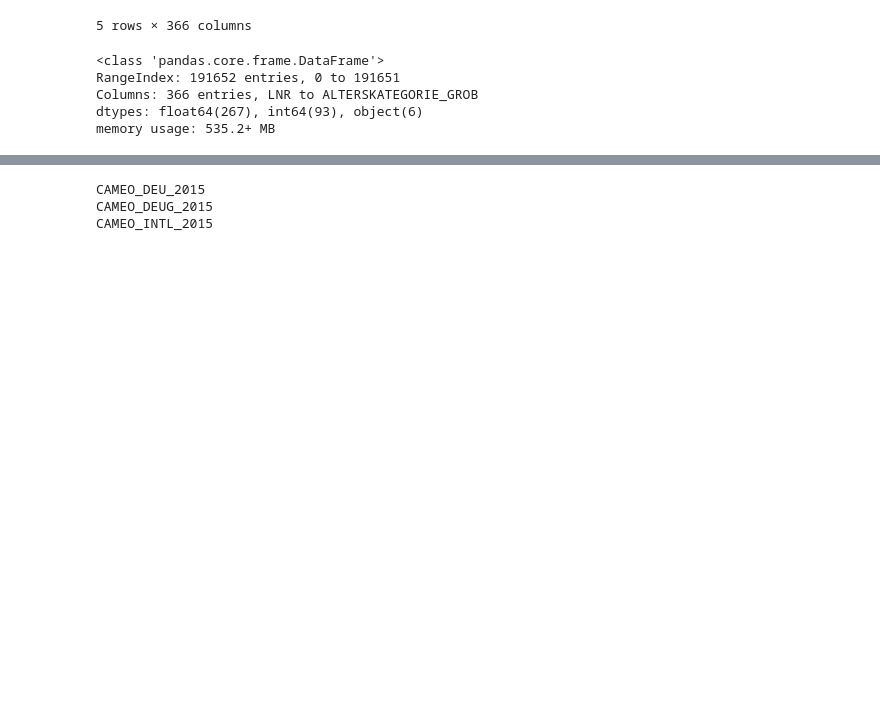
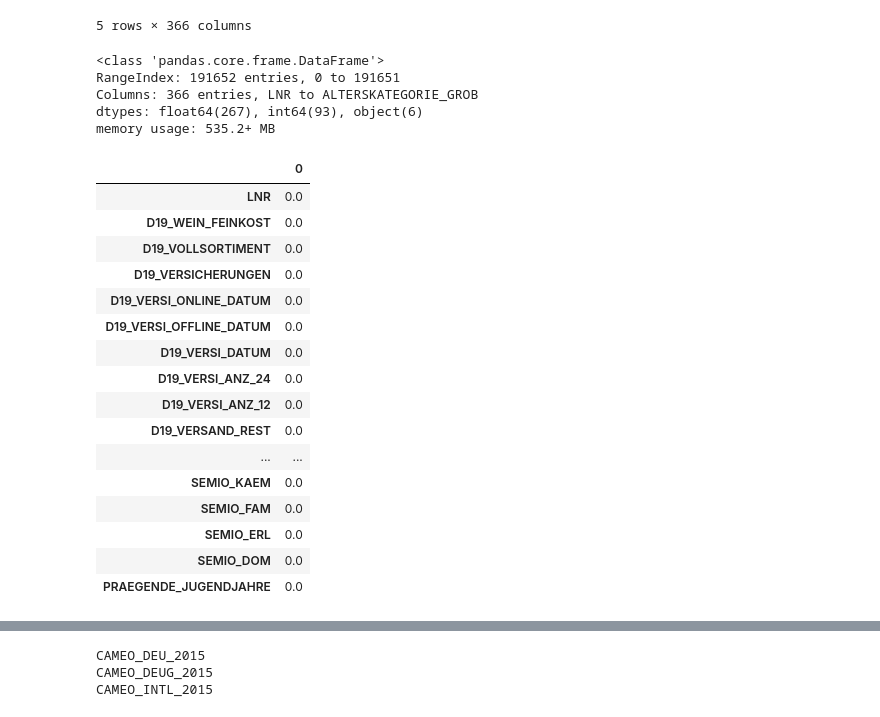
Before and after one commit to thebeachinspring/Udacity_Capstone, a Jupyter notebook: Capstone/Arvato Project Workbook.ipynb, the cells around one changed output, grey strips where cells are left out. Cells and saved outputs as stored; diff of their text form; code cells hidden in the pictures; blank space fills up the shorter version.

```diff
--- a/Capstone/Arvato Project Workbook.ipynb
+++ b/Capstone/Arvato Project Workbook.ipynb
@@ -86,3 +84,26 @@ RangeIndex: 191652 entries, 0 to 191651
 Columns: 366 entries, LNR to ALTERSKATEGORIE_GROB
 dtypes: float64(267), int64(93), object(6)
 memory usage: 535.2+ MB
+# %%
+cust_per_missing = pd.DataFrame(customers.isnull().sum()/customers.shape[0])
+# %%
+# Choose some columns where there are no or few missing values
+cust_per_missing.sort_values(0,ascending=True).head(50)
+# %% [output]
+|  | 0 |
+| LNR | 0.0 |
+| D19_WEIN_FEINKOST | 0.0 |
+| D19_VOLLSORTIMENT | 0.0 |
+| D19_VERSICHERUNGEN | 0.0 |
+| D19_VERSI_ONLINE_DATUM | 0.0 |
+| D19_VERSI_OFFLINE_DATUM | 0.0 |
+| D19_VERSI_DATUM | 0.0 |
+| D19_VERSI_ANZ_24 | 0.0 |
+| D19_VERSI_ANZ_12 | 0.0 |
+| D19_VERSAND_REST | 0.0 |
+| ... | ... |
+| SEMIO_KAEM | 0.0 |
+| SEMIO_FAM | 0.0 |
+| SEMIO_ERL | 0.0 |
+| SEMIO_DOM | 0.0 |
+| PRAEGENDE_JUGENDJAHRE | 0.0 |
```
Also changed, not shown: parts of 7 cells of this notebook, 1 other file.
